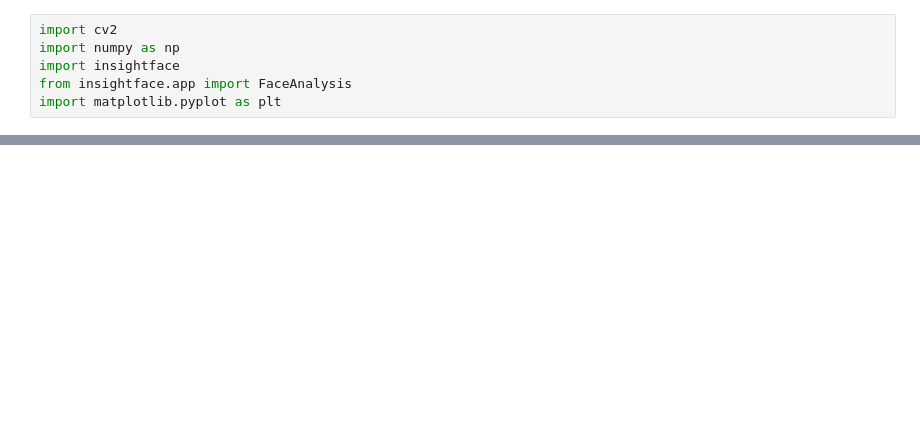
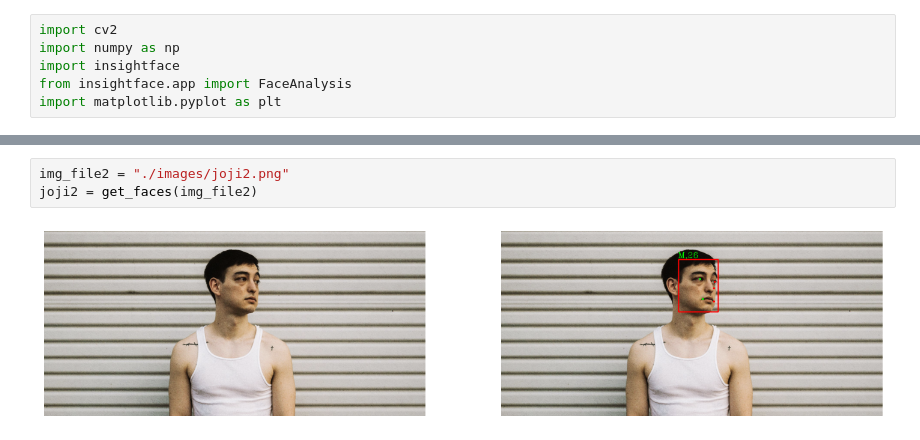
Before and after one commit to soccerbro421/insight-practice, a Jupyter notebook: recognition.ipynb, the cells around one changed output, grey strips where cells are left out. Drawn from its saved outputs; the diff is of its cells as text; blank space fills up the shorter version.

```diff
--- a/recognition.ipynb
+++ b/recognition.ipynb
@@ -30,0 +55,5 @@ TypeError: ArcFaceONNX.get() missing 1 required positional argument: 'face'
+# %%
+img_file2 = "./images/joji2.png"
+joji2 = get_faces(img_file2)
+# %% [output]
+[figure, added]
```
Also changed, not shown: parts of 10 cells of this notebook, 2 other files.
